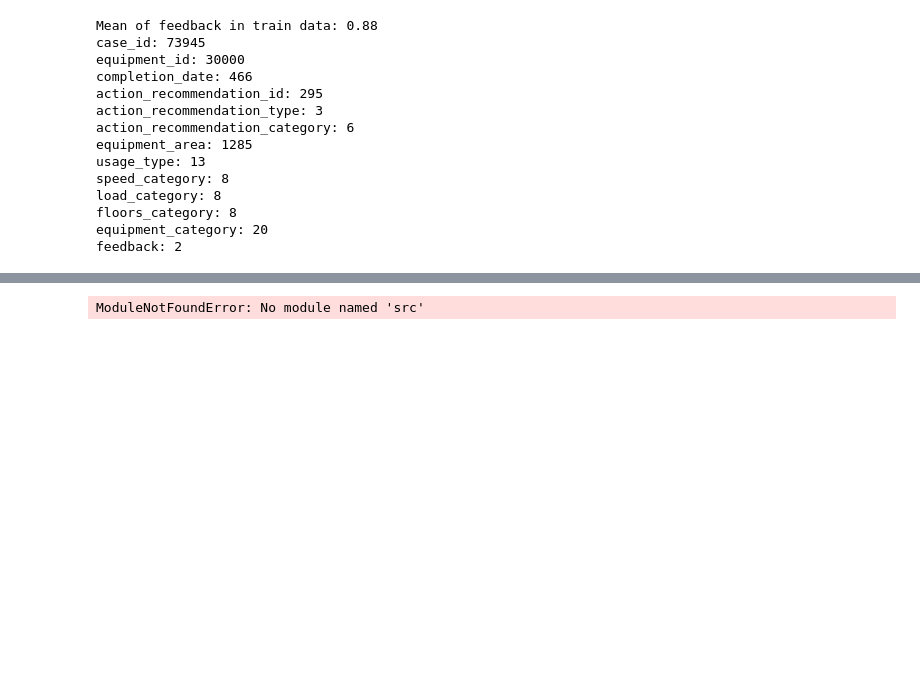
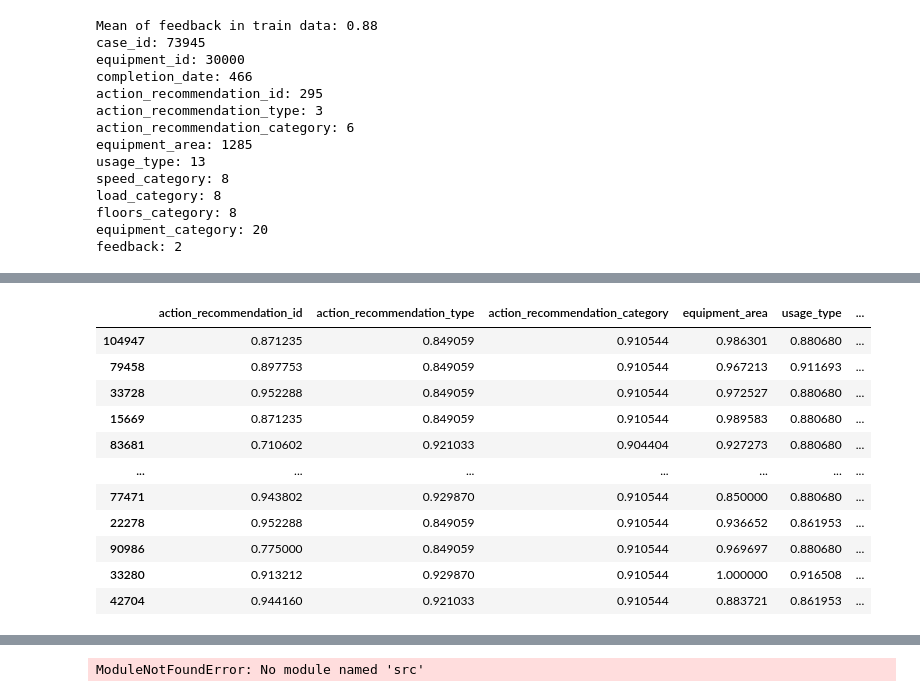
Before and after one commit to TeemuSo/master-of-maintenance, a Jupyter notebook: exploration_juho.ipynb, the cells around one changed output, grey strips where cells are left out. Saved outputs shown, nothing was run; the diff lists cells and outputs as text; code cells hidden in the pictures; blank space fills up the shorter version.

Commit message:
Added feature building.

```diff
--- a/exploration_juho.ipynb
+++ b/exploration_juho.ipynb
@@ -32,14 +49,14 @@ print(n_ids, n_types, n_categories)
 # %% [output]
 295 3 6
 # %%
-global_mean_train = train_data['feedback'].mean()
+global_mean_train = data['feedback'].mean()
 print(f'Mean of feedback in train data: {global_mean_train:.2f}')
 
-train_data['equipment_area'].nunique()
+data['equipment_area'].nunique()
 # plt.hist(train_data['equipment_area'])
 # plt.show()
-for column in train_data.columns:
-    print(f'{column}: {train_data[column].nunique()}')
+for column in data.columns:
+    print(f'{column}: {data[column].nunique()}')
 #     train_data[column].hist()
 # %% [output]
 Mean of feedback in train data: 0.88
@@ -84,35 +116,58 @@ SyntaxError: invalid syntax (<ipython-input-48-9592d1d1776c>, line 16)
 # %%
-def target_encode_mean(df: pd.DataFrame, column: str, min_category_size: int, global_mean) -> (pd.DataFrame, pd.Series):
+def target_encode_mean(df: pd.DataFrame, column: str, min_category_size: int, target_column: str) -> (pd.Series, pd.Series):
     """
     Converts a categorical variable to a target encoded variable based on the means of the target variable.
     """
     # NaN cannot be used as a key so we have to convert NaNs to string
-    df[column].replace(np.nan, 'NaN', inplace=True)
-    mean_column = f'{column}_mean'
-    counts_distinct = df[column].value_counts()
-    counts = df[column].map(counts_distinct)
-    mean_mappings = df.groupby(column).mean()['delivery_time']
-    df[mean_column] = df[column].map(mean_mappings)
-    df.loc[counts < min_category_size, mean_column] = global_mean
-    return df, mean_mappings
+    feature_orig = df[column].replace(np.nan, 'NaN')
+    counts_distinct = feature_orig.value_counts()
+    counts = feature_orig.map(counts_distinct)
+    mean_mapping = df.groupby(column).mean()[target_column]
+    feature_mapped = feature_orig.map(mean_mapping)
+    feature_mapped[counts < min_category_size] = df[target_column].mean()
+    return feature_mapped, mean_mapping
 
-def build_features(df: pd.DataFrame):
-    categorical_features = [
-        'action_recommendation_id',
-        'action_recommendation_type',
-        'action_recommendation_category',
-        'equipment_area',
-        'usage_type',
-        'speed_category',
 
-    ]
-#     In our specific dataset, all of the columns are categorical
-    categorical_columns = df.columns
-    # Category must include at least this many samples. If not, then it's encoded to global mean delivery time.
+def build_features(df: pd.DataFrame, categorical_features: list, target_column: str):
+    print('Starting feature engineering.')
+    start_time = time()
+    # Category must include at least this many samples. If not, then it's encoded to global mean of the target variable.
     min_category_size = 100
-    for feature in categorical_columns_to_use:
-        df = target_encode_mean(df, feature, min_category_size, global_mean)
+    mean_mappings = {}
+    #     In our specific dataset, all of the columns are categorical
+    features = categorical_features
+    X = pd.DataFrame(columns=features)
+    for feature in categorical_features:
+        X[feature], mean_mappings[feature] = target_encode_mean(df, feature, min_category_size, target_column)
 
-    target = df['feedback']
-    features =
+    y = df[target_column]
+
+    print(f'Features and target split. Took {time()-start_time:.2f} s.')
+    return X, y, mean_mappings
+
+def map_features(df: pd.DataFrame, feature_columns: List[str], mappings: List[pd.Series], target_column: str):
+    X = pd.DataFrame(columns=mappings.keys())
+    for column in mappings.keys():
+        X[column] = df[column].map(mappings[column])
+    y = df[target_column]
+    return X, y
+
+categorical_features_binary = [
+    'action_recommendation_id',
+    'action_recommendation_type',
+    'action_recommendation_category',
+    'equipment_area',
+    'usage_type',
+    'speed_category',
+    'load_category',
+    'floors_category',
+    'equipment_category',
+]
+
+train_data, test_data = train_test_split(data, test_size=0.2)
+X_train, y_train, feature_mappings_binary = build_features(train_data, categorical_features_binary, 'feedback')
+X_test, y_test = map_features(test_data, categorical_features_binary, feature_mappings_binary, 'feedback')
+
+display(X_test)
+display(feature_mappings_binary)
 # %% [output]
@@ -119,0 +176,12 @@ def build_features(df: pd.DataFrame):
+|  | action_recommendation_id | action_recommendation_type | action_recommendation_category | equipment_area | usage_type | ... |
+| 104947 | 0.871235 | 0.849059 | 0.910544 | 0.986301 | 0.880680 | ... |
+| 79458 | 0.897753 | 0.849059 | 0.910544 | 0.967213 | 0.911693 | ... |
+| 33728 | 0.952288 | 0.849059 | 0.910544 | 0.972527 | 0.880680 | ... |
+| 15669 | 0.871235 | 0.849059 | 0.910544 | 0.989583 | 0.880680 | ... |
+| 83681 | 0.710602 | 0.921033 | 0.904404 | 0.927273 | 0.880680 | ... |
+| ... | ... | ... | ... | ... | ... | ... |
+| 77471 | 0.943802 | 0.929870 | 0.910544 | 0.850000 | 0.880680 | ... |
+| 22278 | 0.952288 | 0.849059 | 0.910544 | 0.936652 | 0.861953 | ... |
+| 90986 | 0.775000 | 0.849059 | 0.910544 | 0.969697 | 0.880680 | ... |
+| 33280 | 0.913212 | 0.929870 | 0.910544 | 1.000000 | 0.916508 | ... |
+| 42704 | 0.944160 | 0.921033 | 0.910544 | 0.883721 | 0.861953 | ... |
```
Also changed, not shown: parts of 7 cells of this notebook.
